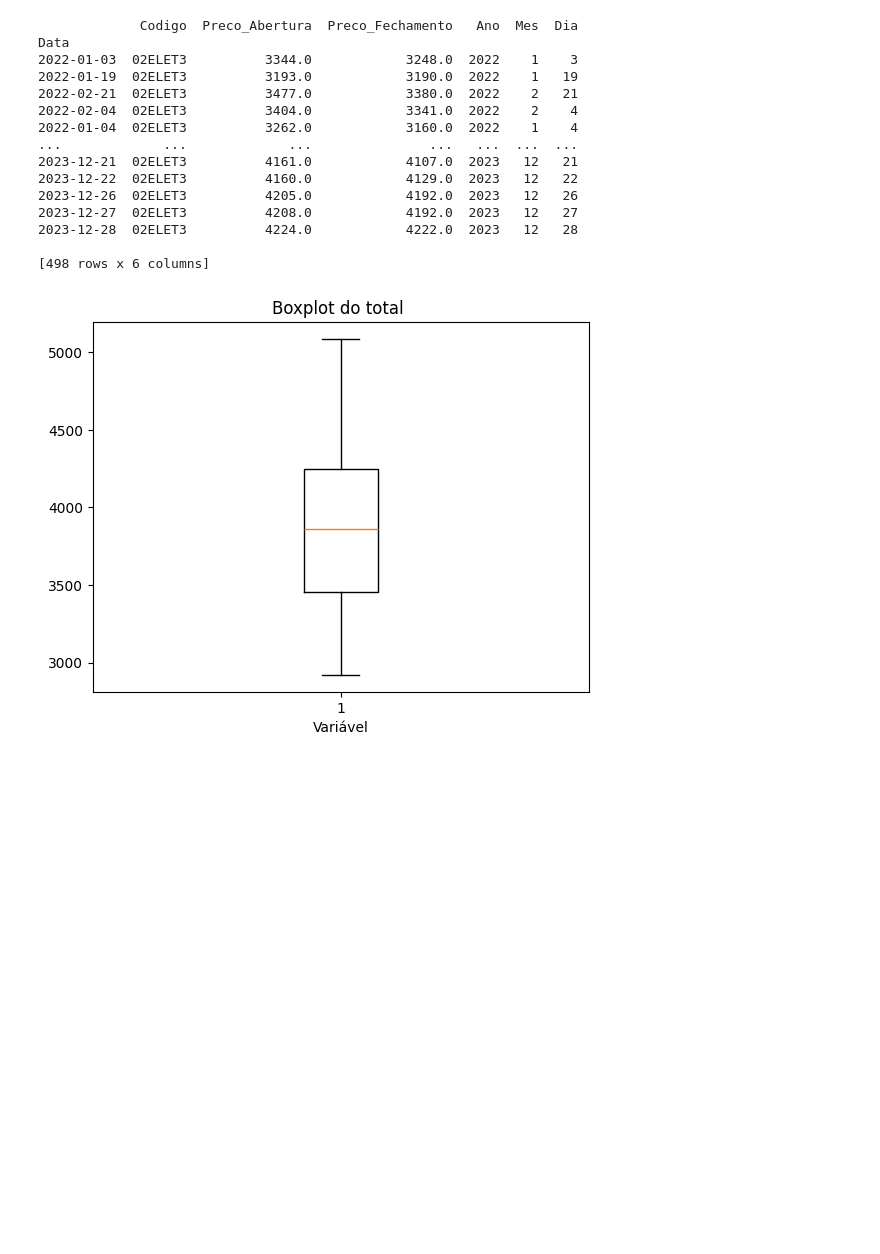
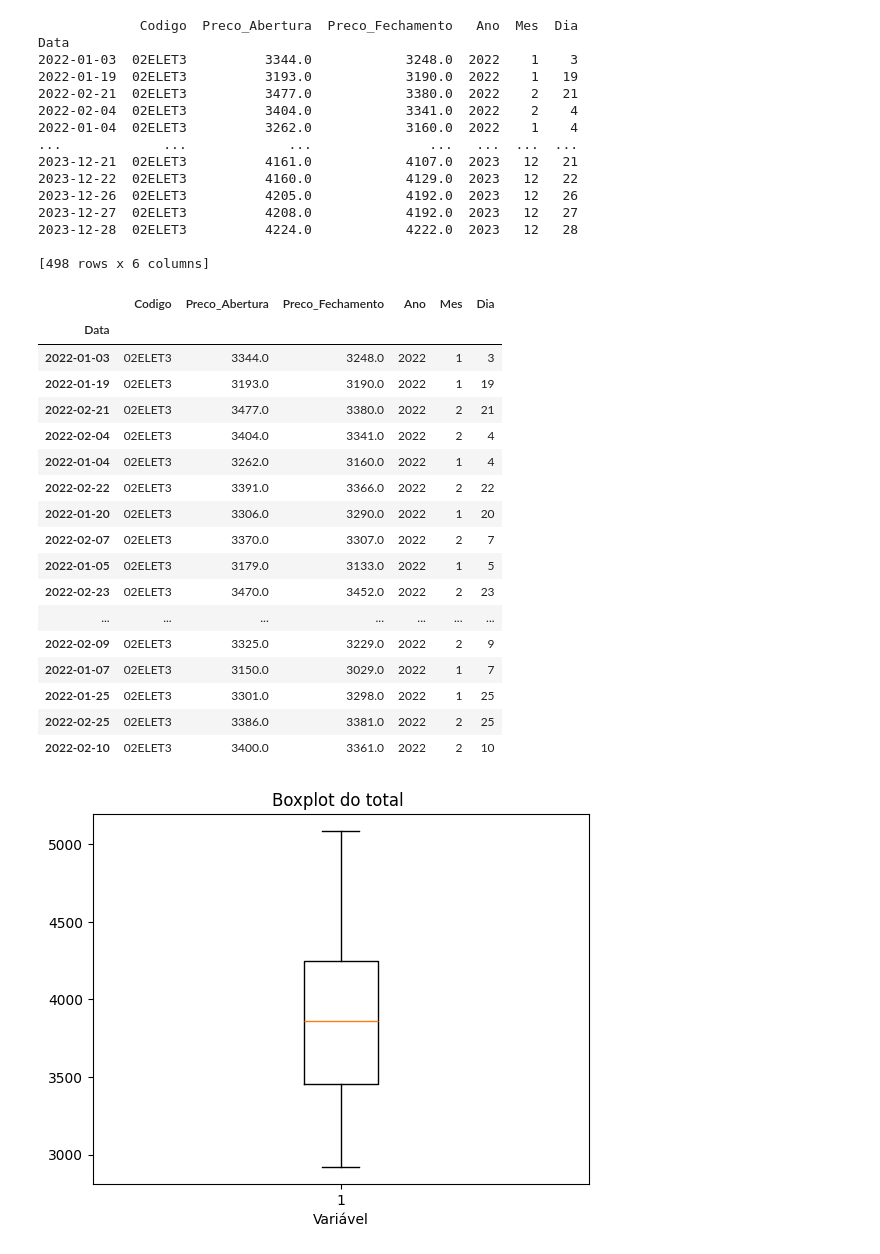
Before and after one commit to sergiolfaria/Atividades_Ciencia_De_Dados, a Jupyter notebook: Trabalho Arima/Arima.ipynb, the cells around one changed output. Cells and saved outputs as stored; diff of their text form; code cells hidden in the pictures; blank space fills up the shorter version.

```diff
--- a/Trabalho Arima/Arima.ipynb
+++ b/Trabalho Arima/Arima.ipynb
@@ -19,7 +19,7 @@ frames = [df_2022, df_2023]
 df_train = pd.concat(frames)
 # %%
 # Filtra os dados da Amazon
-ELETROBRAS_df = df_train[df_train['Codigo'].str.endswith('ELET3')].copy()
+ELETROBRAS_df = df_train[df_train['Codigo'].str.endswith('02ELET3')].copy()
 
 # Converte a coluna 'Data' para o formato de data apropriado
 ELETROBRAS_df['Data'] = pd.to_datetime(ELETROBRAS_df['Data'], format='%Y%m%d')
@@ -47,6 +47,27 @@ Data
 2023-12-28  02ELET3          4224.0            4222.0  2023   12   28
 
 [498 rows x 6 columns]
+# %%
+ELETROBRAS_df.head(20)
+# %% [output]
+|  | Codigo | Preco_Abertura | Preco_Fechamento | Ano | Mes | Dia |
+| Data |  |  |  |  |  |  |
+| 2022-01-03 | 02ELET3 | 3344.0 | 3248.0 | 2022 | 1 | 3 |
+| 2022-01-19 | 02ELET3 | 3193.0 | 3190.0 | 2022 | 1 | 19 |
+| 2022-02-21 | 02ELET3 | 3477.0 | 3380.0 | 2022 | 2 | 21 |
+| 2022-02-04 | 02ELET3 | 3404.0 | 3341.0 | 2022 | 2 | 4 |
+| 2022-01-04 | 02ELET3 | 3262.0 | 3160.0 | 2022 | 1 | 4 |
+| 2022-02-22 | 02ELET3 | 3391.0 | 3366.0 | 2022 | 2 | 22 |
+| 2022-01-20 | 02ELET3 | 3306.0 | 3290.0 | 2022 | 1 | 20 |
+| 2022-02-07 | 02ELET3 | 3370.0 | 3307.0 | 2022 | 2 | 7 |
+| 2022-01-05 | 02ELET3 | 3179.0 | 3133.0 | 2022 | 1 | 5 |
+| 2022-02-23 | 02ELET3 | 3470.0 | 3452.0 | 2022 | 2 | 23 |
+| ... | ... | ... | ... | ... | ... | ... |
+| 2022-02-09 | 02ELET3 | 3325.0 | 3229.0 | 2022 | 2 | 9 |
+| 2022-01-07 | 02ELET3 | 3150.0 | 3029.0 | 2022 | 1 | 7 |
+| 2022-01-25 | 02ELET3 | 3301.0 | 3298.0 | 2022 | 1 | 25 |
+| 2022-02-25 | 02ELET3 | 3386.0 | 3381.0 | 2022 | 2 | 25 |
+| 2022-02-10 | 02ELET3 | 3400.0 | 3361.0 | 2022 | 2 | 10 |
 # %%
 window = 30  # Tamanho da janela da média móvel
 ELETROBRAS_df['Suavizacao'] = ELETROBRAS_df['Preco_Fechamento'].rolling(window=window).mean()
```
